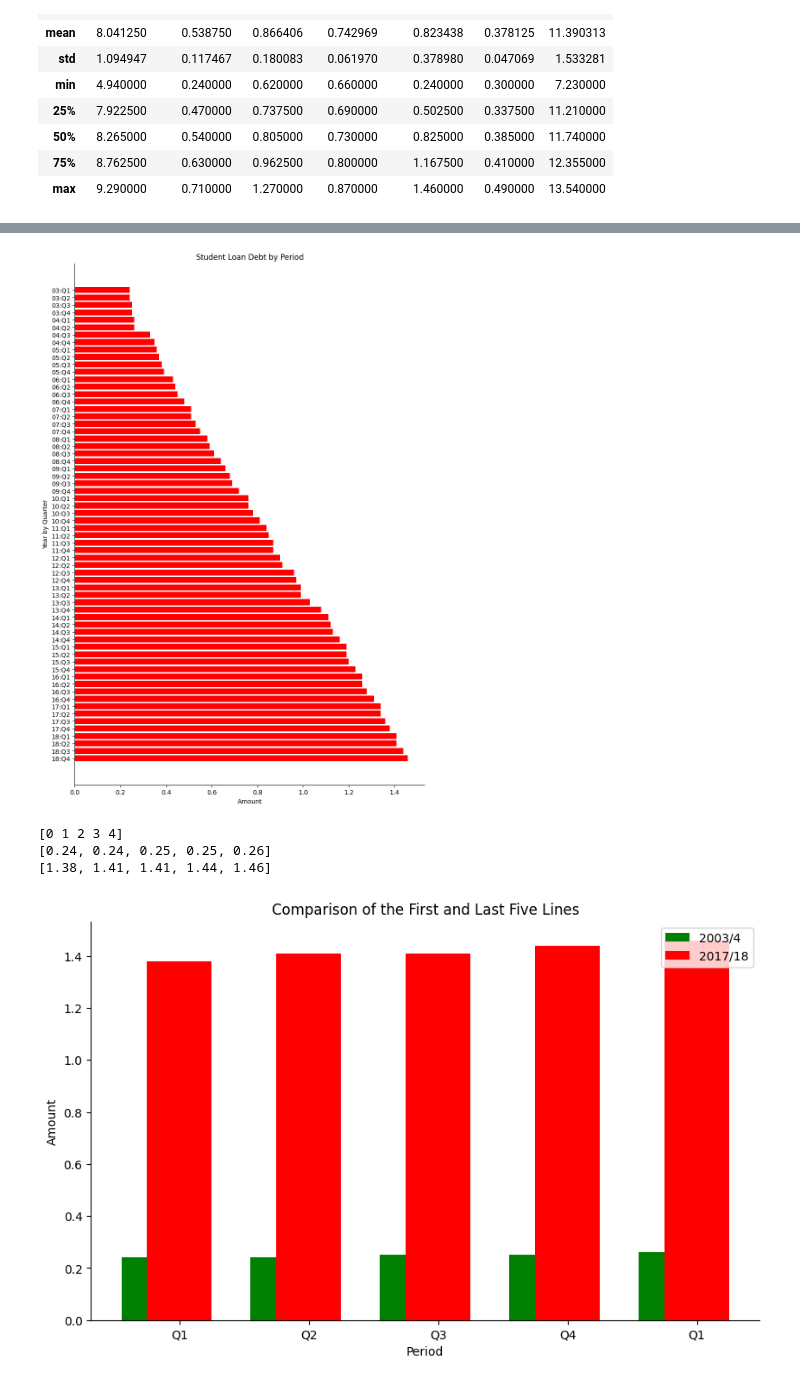
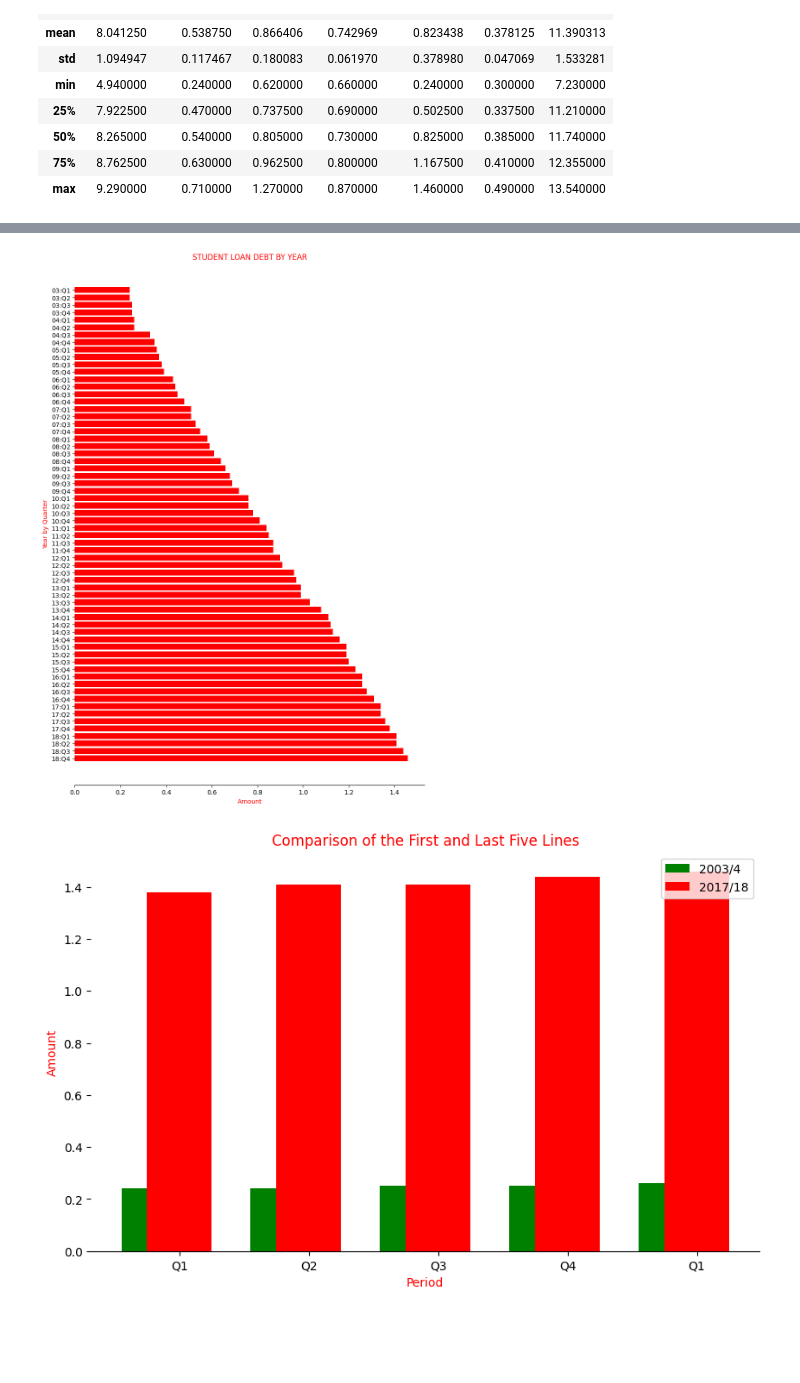
Before and after one commit to adinsa1/Data110, a Jupyter notebook: ProjectOne.ipynb, the cells around one changed output, grey strips where cells are left out. Drawn from its saved outputs; the diff is of its cells as text; code cells hidden in the pictures; blank space fills up the shorter version.

```diff
--- a/ProjectOne.ipynb
+++ b/ProjectOne.ipynb
@@ -140,46 +145,41 @@ plt.show()
 plt.figure(figsize=(10, 15))
 sorted_df = df.sort_values(by='Period',ascending=False)
 plt.barh(sorted_df['Period'],sorted_df['Student Loan'], color = 'red')
-plt.title('Student Loan Debt by Period')
-plt.xlabel('Amount')
-plt.ylabel('Year by Quarter')
+plt.title('STUDENT LOAN DEBT BY YEAR', color = 'red')
+plt.xlabel('Amount', color = 'red')
+plt.ylabel('Year by Quarter', color = 'red')
 ax=plt.gca()
 ax.spines['top'].set_visible(False)
 ax.spines['right'].set_visible(False)
+ax.spines['left'].set_visible(False)
 plt.show()
 # %% [output]
-[figure, old version]
+[figure, new version]
 # %%
 # Comparison of the First and Last Five lines of Student Loan
 Period = ['Q1', 'Q2', 'Q3', 'Q4', 'Q1']
 df.head = [0.24, 0.24, 0.25, 0.25, 0.26]
 df.tail = [1.38, 1.41, 1.41, 1.44, 1.46]
-print(x)
-print(y)
-print(z)
-# %% [output]
-[0 1 2 3 4]
-[0.24, 0.24, 0.25, 0.25, 0.26]
-[1.38, 1.41, 1.41, 1.44, 1.46]
 # %%
 # Bargraph of First and Last Lines of Student Loan Debt
 x = np.arange(5)
 y1 = [0.24, 0.24, 0.25, 0.25, 0.26]
 y2 = [1.38, 1.41, 1.41, 1.44, 1.46]
 width = 0.5
 
 # plot data in grouped manner of bar type
 plt.figure(figsize=(10, 6))
 plt.bar(x-0.2, y1, width, color='green')
 plt.bar(x, y2, width, color='red')
-plt.title('Comparison of the First and Last Five Lines')
+plt.title('Comparison of the First and Last Five Lines', color = 'red')
 plt.xticks(x, ['Q1', 'Q2', 'Q3', 'Q4', 'Q1'])
-plt.xlabel("Period")
-plt.ylabel("Amount")
+plt.xlabel("Period", color = 'red')
+plt.ylabel("Amount", color = 'red')
 plt.legend(["2003/4", "2017/18"])
 ax = plt.gca()
-ax.spines['top'].set_visible(False)    # Remove the top spine
-ax.spines['right'].set_visible(False)    # Remove the right spine
+ax.spines['top'].set_visible(False)
+ax.spines['right'].set_visible(False)
+ax.spines['left'].set_visible(False)
 plt.show()
 # %% [output]
-[figure, old version]
+[figure, new version]
```
Also changed, not shown: parts of 5 cells of this notebook.
